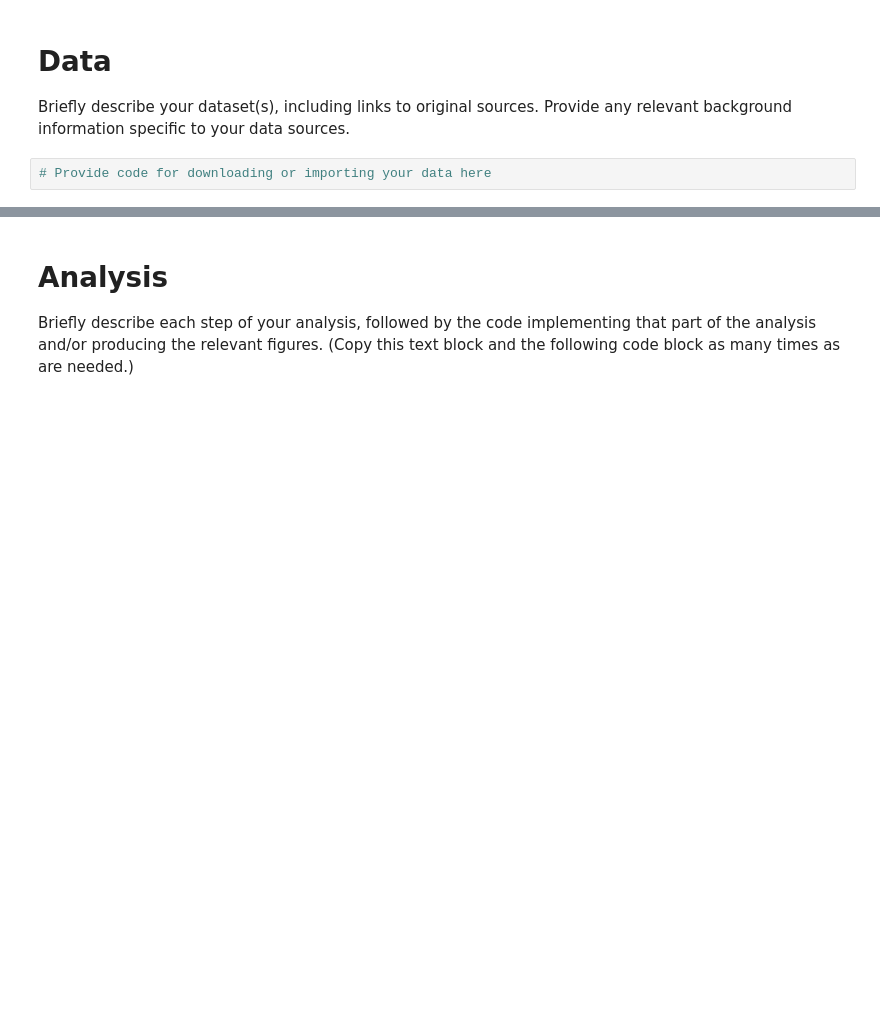
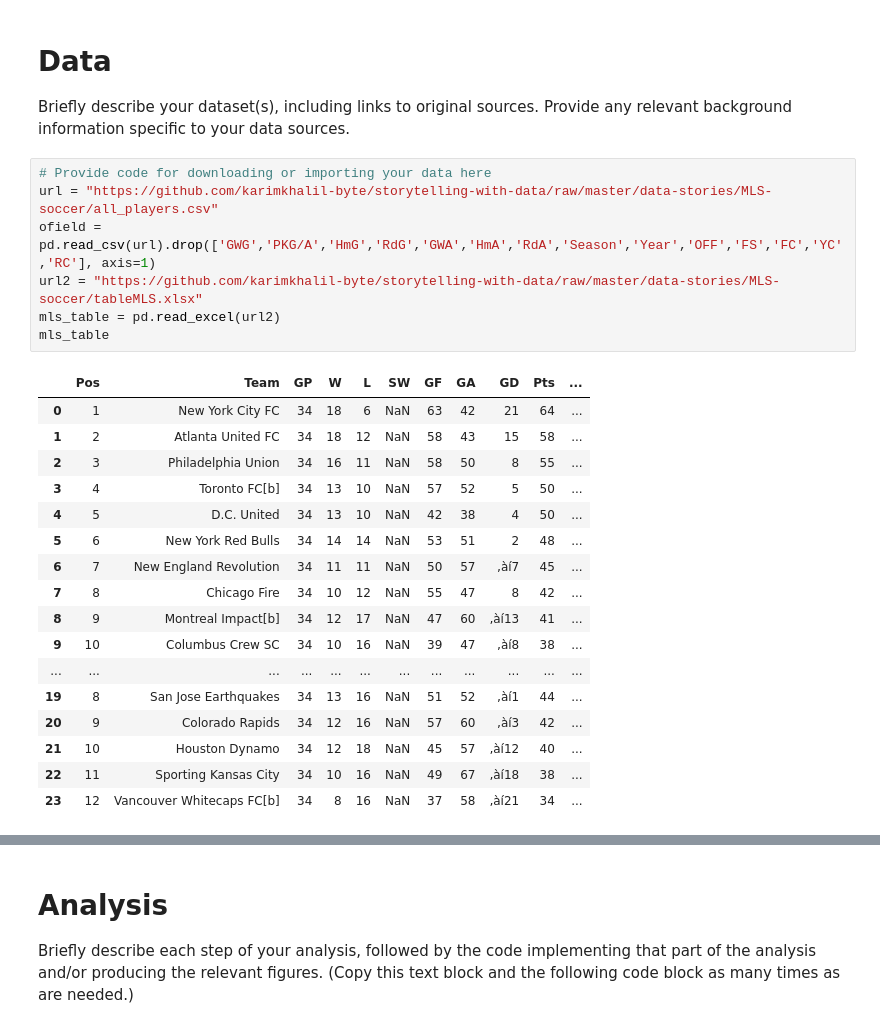
Before and after one commit to ContextLab/storytelling-with-data, a Jupyter notebook: data-stories/MLS-soccer/MLS.ipynb, the cells around one changed output, grey strips where cells are left out. Cells and saved outputs as stored; diff of their text form; blank space fills up the shorter version.

```diff
--- a/data-stories/MLS-soccer/MLS.ipynb
+++ b/data-stories/MLS-soccer/MLS.ipynb
@@ -78,5 +36,28 @@ Briefly describe your key findings at a high level.
 # Data
 
 Briefly describe your dataset(s), including links to original sources.  Provide any relevant background information specific to your data sources.
-# %%
-# Provide code for downloading or importing your data here
+# %%
+# Provide code for downloading or importing your data here
+url = "https://github.com/karimkhalil-byte/storytelling-with-data/raw/master/data-stories/MLS-soccer/all_players.csv"
+ofield = pd.read_csv(url).drop(['GWG','PKG/A','HmG','RdG','GWA','HmA','RdA','Season','Year','OFF','FS','FC','YC','RC'], axis=1)
+url2 = "https://github.com/karimkhalil-byte/storytelling-with-data/raw/master/data-stories/MLS-soccer/tableMLS.xlsx"
+mls_table = pd.read_excel(url2)
+mls_table
+# %% [output]
+|  | Pos | Team | GP | W | L | SW | GF | GA | GD | Pts | ... |
+| 0 | 1 | New York City FC | 34 | 18 | 6 | NaN | 63 | 42 | 21 | 64 | ... |
+| 1 | 2 | Atlanta United FC | 34 | 18 | 12 | NaN | 58 | 43 | 15 | 58 | ... |
+| 2 | 3 | Philadelphia Union | 34 | 16 | 11 | NaN | 58 | 50 | 8 | 55 | ... |
+| 3 | 4 | Toronto FC[b] | 34 | 13 | 10 | NaN | 57 | 52 | 5 | 50 | ... |
+| 4 | 5 | D.C. United | 34 | 13 | 10 | NaN | 42 | 38 | 4 | 50 | ... |
+| 5 | 6 | New York Red Bulls | 34 | 14 | 14 | NaN | 53 | 51 | 2 | 48 | ... |
+| 6 | 7 | New England Revolution | 34 | 11 | 11 | NaN | 50 | 57 | ‚àí7 | 45 | ... |
+| 7 | 8 | Chicago Fire | 34 | 10 | 12 | NaN | 55 | 47 | 8 | 42 | ... |
+| 8 | 9 | Montreal Impact[b] | 34 | 12 | 17 | NaN | 47 | 60 | ‚àí13 | 41 | ... |
+| 9 | 10 | Columbus Crew SC | 34 | 10 | 16 | NaN | 39 | 47 | ‚àí8 | 38 | ... |
+| ... | ... | ... | ... | ... | ... | ... | ... | ... | ... | ... | ... |
+| 19 | 8 | San Jose Earthquakes | 34 | 13 | 16 | NaN | 51 | 52 | ‚àí1 | 44 | ... |
+| 20 | 9 | Colorado Rapids | 34 | 12 | 16 | NaN | 57 | 60 | ‚àí3 | 42 | ... |
+| 21 | 10 | Houston Dynamo | 34 | 12 | 18 | NaN | 45 | 57 | ‚àí12 | 40 | ... |
+| 22 | 11 | Sporting Kansas City | 34 | 10 | 16 | NaN | 49 | 67 | ‚àí18 | 38 | ... |
+| 23 | 12 | Vancouver Whitecaps FC[b] | 34 | 8 | 16 | NaN | 37 | 58 | ‚àí21 | 34 | ... |
```
Also changed, not shown: parts of 25 cells of this notebook.
